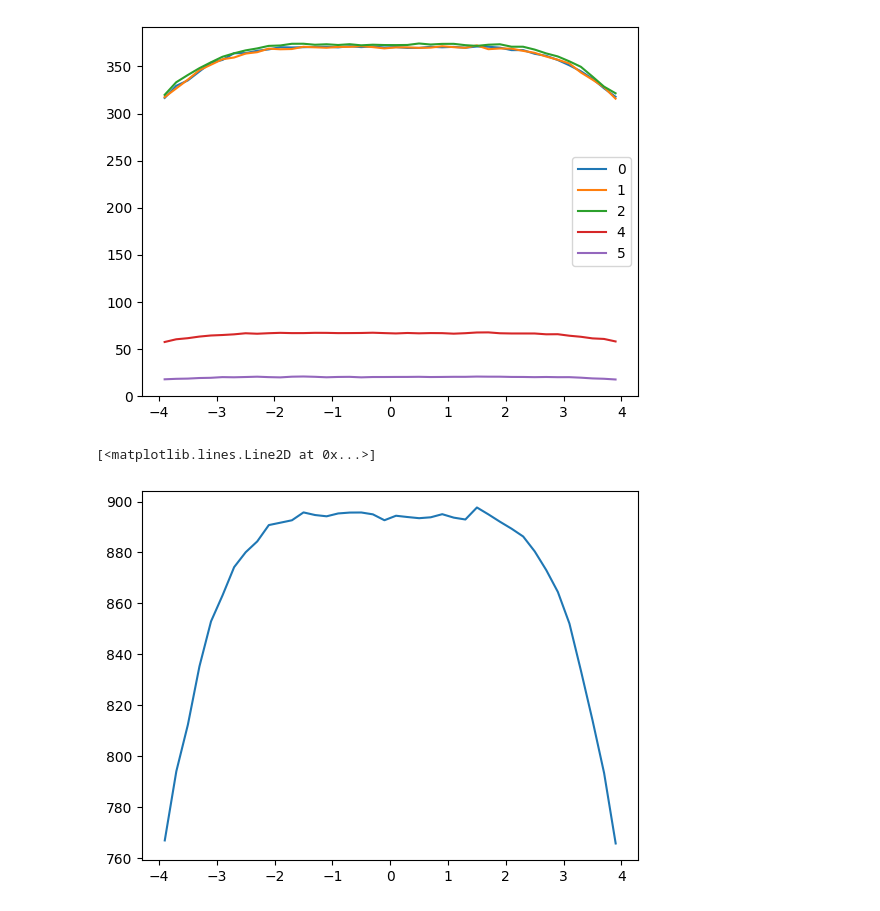
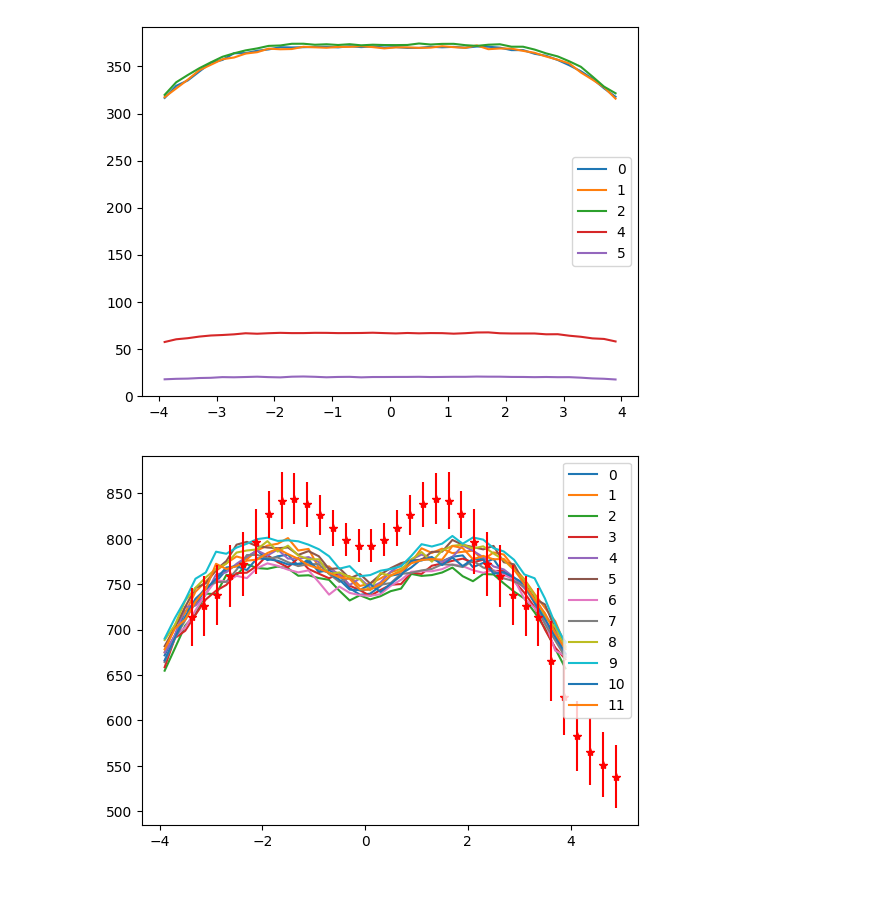
Before and after one commit to fafafrens/smash-vhlle-hybrid-python, a Jupyter notebook: plots_dNdeta.ipynb, the cells around one changed output. Cells and saved outputs as stored; diff of their text form; code cells hidden in the pictures.

```diff
--- a/plots_dNdeta.ipynb
+++ b/plots_dNdeta.ipynb
@@ -120,8 +115,47 @@ plt.legend()
 plt.show()
 # %% [output]
 [figure]
-# %%
-plt.plot(ybin_center,(yparticle_list[0]+yparticle_list[1]+yparticle_list[3]+yparticle_list[4]+yparticle_list[5])/(2000*0.2),label=str(0))
-# %% [output]
-[<matplotlib.lines.Line2D at 0x...>]
-[figure, removed]
+# %%
+dir_listnobulk = os.listdir("./")
+plot_list_nobulk = ["./"+e+"/Plots"+"/" for e in dir_listnobulk if "zeta" in e]
+plot_list_nobulk.sort()
+
+ydatanobulk = load_plot_data(plot_list_nobulk,"yspectra.txt")
+meanmt_datanobulk = load_plot_data(plot_list_nobulk,"meanmt0_midrapidity.txt")
+meanpt_datanobulk = load_plot_data(plot_list_nobulk,"meanpt_midrapidity.txt")
+# %%
+for k in ydatanobulk:
+    all_datanobulk= ydatanobulk[k]['data']
+    all_meanmtnobulk = meanmt_datanobulk[k]['data']
+    all_meanptnobulk = meanpt_datanobulk[k]['data']
+    ybin_centernobulk = all_datanobulk[:,0]
+    ybin_leftnobulk=ybin_centernobulk-0.2
+    ybin_rightnobulk=ybin_centernobulk+0.2
+    count = 1
+    yparticle_list = []
+    etaparticle_list = []
+    eta_bin=[]
+    eta_left=[]
+    eta_right=[]
+    crazy_jacobian=[]
+
+    for pdg_n in masses:
+        # if(pdg_n != 2):
+        yparticle_list.append(all_datanobulk[:,count])
+        crazy_jacobian.append(dy_deta(ybin_centernobulk,masses[pdg_n],meanmt_datanobulk[k]['data'][count-1]+masses[pdg_n]))
+        # eta_bin.append(pseudorapidity(ybin_center,meanpt_data[k]['data'][count-1],meanmt_data[k]['data'][count-1]))
+        # eta_left.append(pseudorapidity(ybin_left,meanpt_data[k]['data'][count-1],meanmt_data[k]['data'][count-1]))
+        # eta_right.append(pseudorapidity(ybin_right,meanpt_data[k]['data'][count-1],meanmt_data[k]['data'][count-1]))
+        # etaparticle_list.append(pseudorapidity(all_data[:,count]))
+        count+=1
+    # plt.plot(eta_bin[0],yparticle_list[0]/(2000*(eta_right[0]-eta_left[0])),label=str(k))
+    # plt.plot(eta_bin[0],yparticle_list[0]/(2000*(eta_right[0]-eta_left[0])),label=str(k))
+    plt.plot(ybin_centernobulk,yparticle_list[1]*crazy_jacobian[1]/(200*0.2)+yparticle_list[0]*crazy_jacobian[0]/(200*0.2)+yparticle_list[3]*crazy_jacobian[3]/(200*0.2)
+    +yparticle_list[4]*crazy_jacobian[4]/(200*0.2)+yparticle_list[5]*crazy_jacobian[5]/(200*0.2),label=str(k))
+    # plt.plot(ybin_center,yparticle_list[1]*crazy_jacobian[1]/(2000*0.2),label=str(k))
+plt.errorbar(eta,dNdeta,yerr=Deta,fmt='r*')
+
+plt.legend()
+plt.show()
+# %% [output]
+[figure, added]
```
Also changed, not shown: parts of 4 cells of this notebook, 2 other files.
